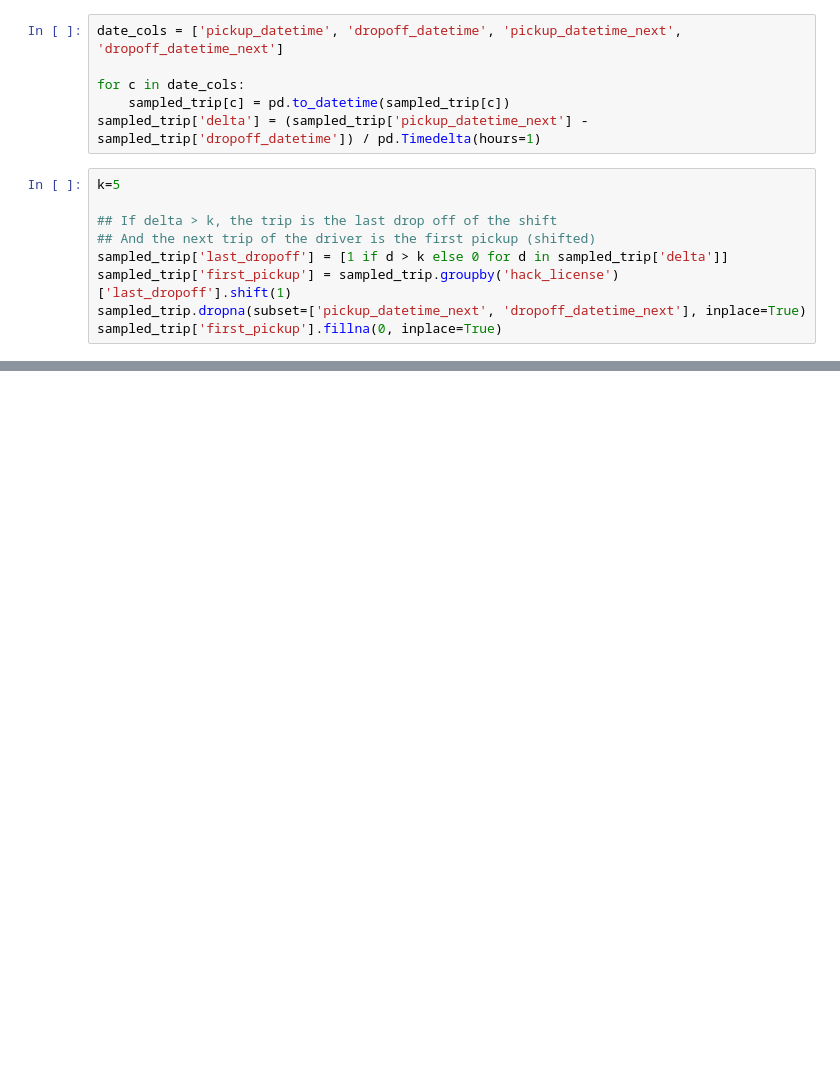
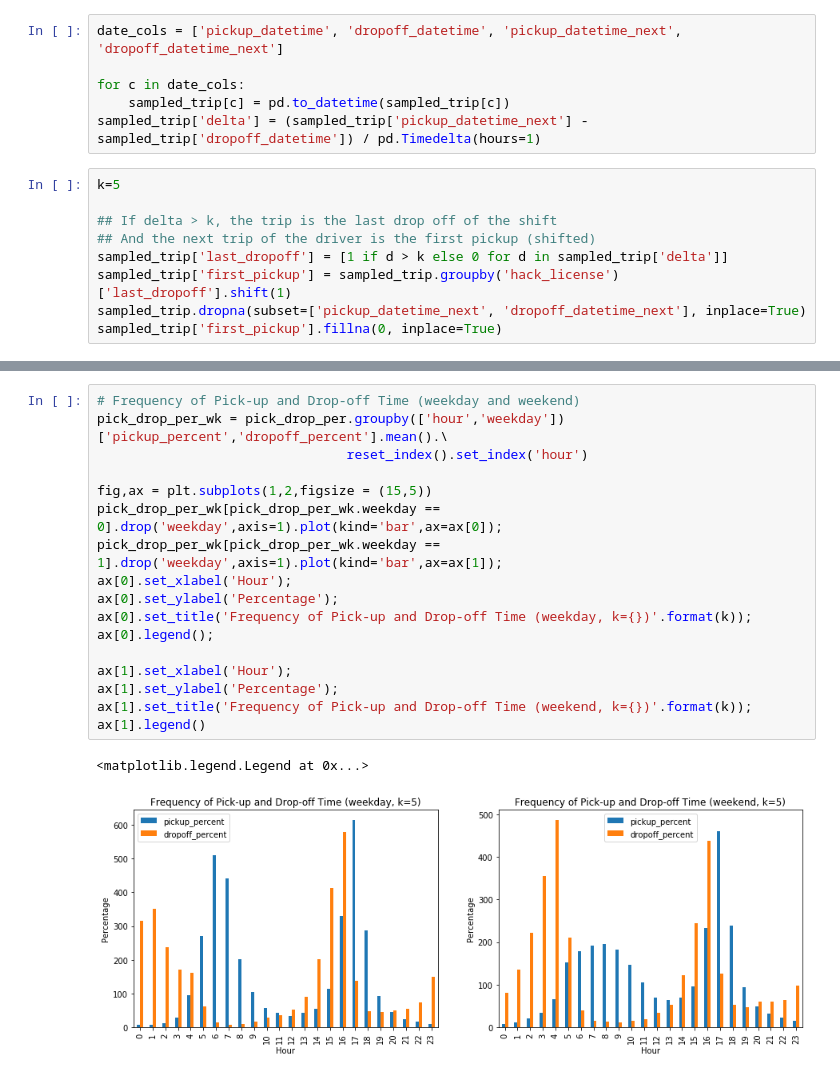
Before and after one commit to skyetim/didi-vehicle-repositioning-strategy, a Jupyter notebook: active_time/activetime_db_query.ipynb, the cells around one changed output, grey strips where cells are left out. Saved outputs shown, nothing was run; the diff lists cells and outputs as text; blank space fills up the shorter version.

```diff
--- a/active_time/activetime_db_query.ipynb
+++ b/active_time/activetime_db_query.ipynb
@@ -101,0 +115,20 @@ pick_drop_per.head()
+# %%
+# Frequency of Pick-up and Drop-off Time (weekday and weekend)
+pick_drop_per_wk = pick_drop_per.groupby(['hour','weekday'])['pickup_percent','dropoff_percent'].mean().\
+                                reset_index().set_index('hour')
+
+fig,ax = plt.subplots(1,2,figsize = (15,5))
+pick_drop_per_wk[pick_drop_per_wk.weekday == 0].drop('weekday',axis=1).plot(kind='bar',ax=ax[0]);
+pick_drop_per_wk[pick_drop_per_wk.weekday == 1].drop('weekday',axis=1).plot(kind='bar',ax=ax[1]);
+ax[0].set_xlabel('Hour');
+ax[0].set_ylabel('Percentage');
+ax[0].set_title('Frequency of Pick-up and Drop-off Time (weekday, k={})'.format(k));
+ax[0].legend();
+
+ax[1].set_xlabel('Hour');
+ax[1].set_ylabel('Percentage');
+ax[1].set_title('Frequency of Pick-up and Drop-off Time (weekend, k={})'.format(k));
+ax[1].legend()
+# %% [output]
+<matplotlib.legend.Legend at 0x...>
+[figure, added]
```
Also changed, not shown: parts of 9 cells of this notebook.
